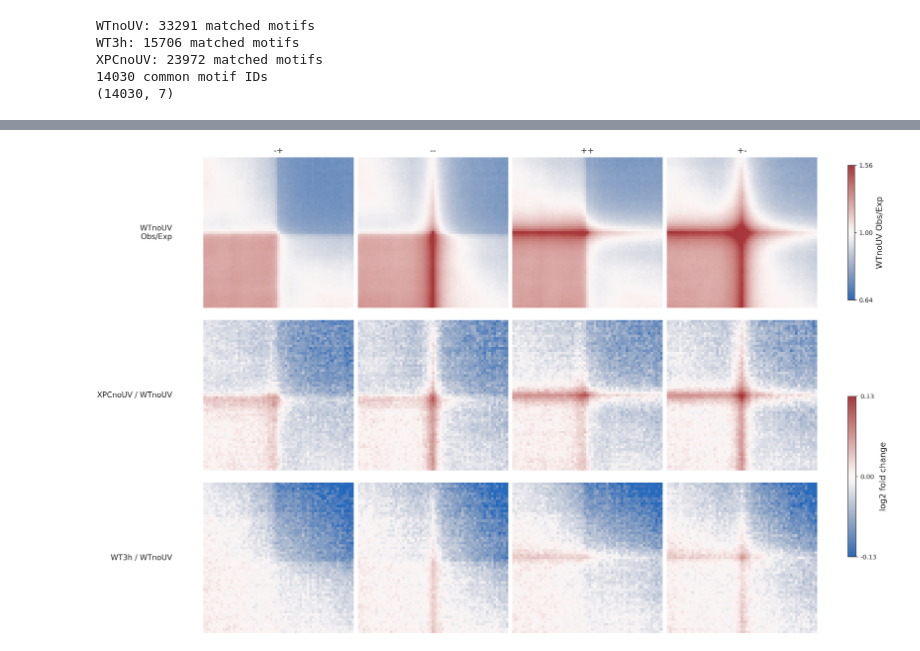
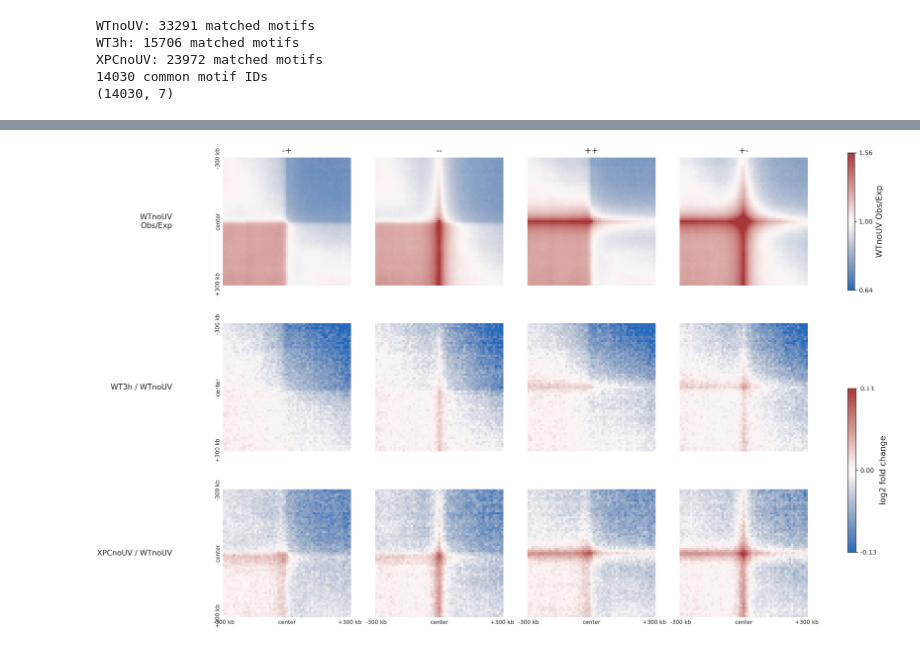
Before and after one commit to CompGenomeLab/ggner-3d, a Jupyter notebook: notebooks/stripes.ipynb, the cells around one changed output, grey strips where cells are left out. Saved outputs shown, nothing was run; the diff lists cells and outputs as text; code cells hidden in the pictures.

```diff
--- a/notebooks/stripes.ipynb
+++ b/notebooks/stripes.ipynb
@@ -136,7 +136,7 @@ from matplotlib.colors import Normalize, LogNorm
 from matplotlib.ticker import FuncFormatter
 
 orientations = ['-+', '--', '++', '+-']
-comps = [('WTnoUV', 'XPCnoUV'), ('WTnoUV', 'WT3h')]
+comps = [('WTnoUV', 'WT3h'), ('WTnoUV', 'XPCnoUV')]
 BASE = 'WTnoUV'
 
 cmap = mpl.colormaps['vlag'].copy()
@@ -158,41 +158,61 @@ norm_oe = LogNorm(1 / VOE, VOE)
 VMAX = np.nanpercentile(np.concatenate([np.ravel(np.abs(m)) for m in fc.values()]), 99.5)
 norm_fc = Normalize(-VMAX, VMAX)
 
+# --- genomic-position ticks ---
+# coolpup pair-pileup: each axis = offset +/- flank around the CTCF anchor,
+# center pixel = the convergent-pair contact. Derived from matrix size x resolution.
+n = oe[0].shape[0]; half = n // 2
+flank_kb = half * resolution / 1e3
+gpos = [0, half, n - 1]
+glab = [f'-{flank_kb:.0f} kb', 'center', f'+{flank_kb:.0f} kb']
+
+def geno_ticks(a, xaxis=False, yaxis=False):
+    if xaxis:
+        a.set_xticks(gpos); a.set_xticklabels(glab, fontsize=8)
+    else:
+        a.set_xticks([])
+    if yaxis:
+        a.set_yticks(gpos); a.set_yticklabels(glab, fontsize=8, rotation=90, va='center')
+    else:
+        a.set_yticks([])
+    a.tick_params(length=0)
+
 fig, ax = plt.subplots(3, len(orientations), figsize=(16, 10), constrained_layout=True)
+last_row = len(comps)   # bottom comparison row index (rows 1..len(comps))
 
 for cc, orientation in enumerate(orientations):
     a = ax[0, cc]
     mm = oe[cc].copy(); mm[~(mm > 0)] = np.nan
     a.imshow(mm, cmap=cmap, norm=norm_oe, interpolation='none', rasterized=True)
-    a.set_xticks([]); a.set_yticks([])
+    geno_ticks(a, xaxis=False, yaxis=(cc == 0))
     for sp in a.spines.values(): sp.set_visible(False)
     a.set_title(orientation, fontsize=12)
     if cc == 0:
-        a.set_ylabel(f'{BASE}\nObs/Exp', fontsize=11, rotation=0, ha='right', va='center', labelpad=45)
+        a.set_ylabel(f'{BASE}\nObs/Exp', fontsize=11, rotation=0, ha='right', va='center', labelpad=62)
 
 for k, (c1, c2) in enumerate(comps):
     for cc, orientation in enumerate(orientations):
         a = ax[k + 1, cc]
         a.imshow(fc[(k, cc)], cmap=cmap, norm=norm_fc, interpolation='none', rasterized=True)
-        a.set_xticks([]); a.set_yticks([])
+        geno_ticks(a, xaxis=(k + 1 == last_row), yaxis=(cc == 0))
         for sp in a.spines.values(): sp.set_visible(False)
         if cc == 0:
-            a.set_ylabel(f'{c2} / {c1}', fontsize=11, rotation=0, ha='right', va='center', labelpad=45)
+            a.set_ylabel(f'{c2} / {c1}', fontsize=11, rotation=0, ha='right', va='center', labelpad=62)
 
 cb_oe = fig.colorbar(mpl.cm.ScalarMappable(norm=norm_oe, cmap=cmap),
                      ax=ax[0, :].tolist(), shrink=0.85, label=f'{BASE} Obs/Exp')
 cb_oe.minorticks_off()
 cb_oe.set_ticks([1 / VOE, 1, VOE])
 cb_oe.ax.yaxis.set_major_formatter(FuncFormatter(lambda x, _: f'{x:.2f}'))
 
 cb_fc = fig.colorbar(mpl.cm.ScalarMappable(norm=norm_fc, cmap=cmap),
                      ax=ax[1:, :].ravel().tolist(), shrink=0.5,
                      label='log2 fold change', ticks=[-VMAX, 0, VMAX])
 cb_fc.ax.yaxis.set_major_formatter(FuncFormatter(lambda x, _: f'{x:.2f}'))
 
-# save: heatmaps rasterized (via rasterized=True), text/labels/spines stay vector
+# save: heatmaps rasterized (via rasterized=True), text/labels/ticks/spines stay vector
 fig.savefig('/home/carlos/Clone/ggner-3d/figs/stripes/ctcf_stripes_orientation_grid.svg',
             dpi=300, bbox_inches='tight')
 plt.show()
 # %% [output]
-[figure, old version]
+[figure, new version]
```
Also changed, not shown: parts of 1 cell of this notebook.
